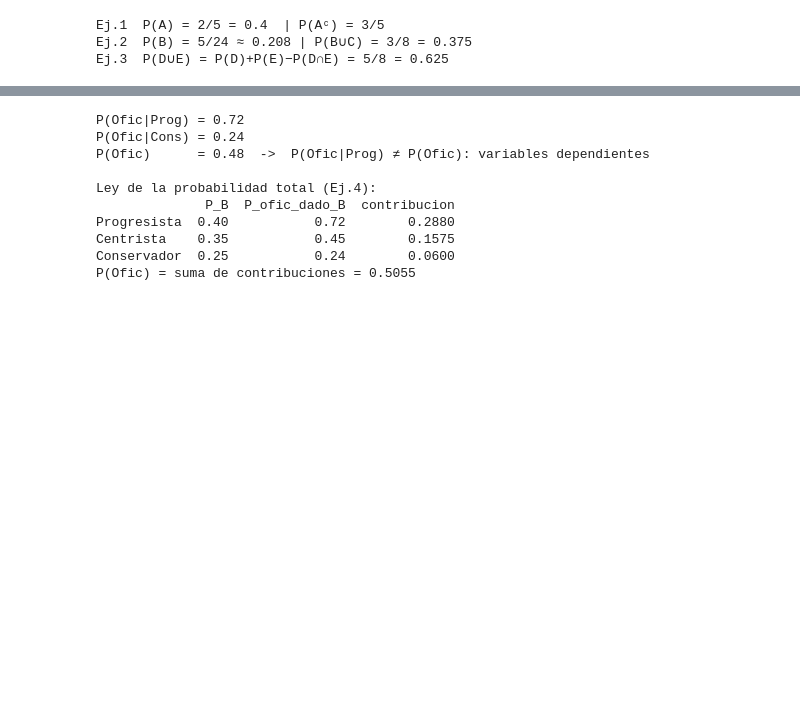
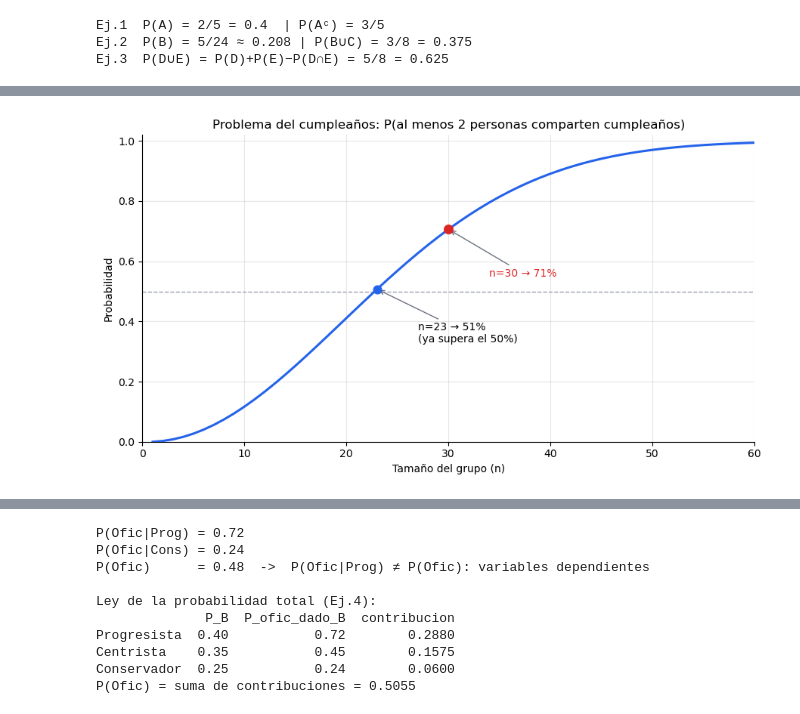
Before and after one commit to charosanchezinda-spec/met4op-2026, a Jupyter notebook: ESTADISTICA/1.Probabilidad/1.clase.ipynb, the cells around one changed output, grey strips where cells are left out. Drawn from its saved outputs; the diff is of its cells as text; code cells hidden in the pictures; blank space fills up the shorter version.

```diff
--- a/ESTADISTICA/1.Probabilidad/1.clase.ipynb
+++ b/ESTADISTICA/1.Probabilidad/1.clase.ipynb
@@ -545,2 +652,43 @@ Ej.3  P(D∪E) = P(D)+P(E)−P(D∩E) = 5/8 = 0.625
+# %%
+import numpy as np
+import matplotlib.pyplot as plt
+
+# Curva: P(al menos 2 comparten) para grupos de 1 a 60 personas.
+def prob_al_menos_dos(n, dias=365):
+    k = np.arange(n)
+    return 1 - np.prod((dias - k) / dias)   # 1 - P(todos distintos)
+
+ns = np.arange(1, 61)
+p  = np.array([prob_al_menos_dos(n) for n in ns])
+
+fig, ax = plt.subplots(figsize=(9, 5))
+ax.plot(ns, p, color="#2563eb", lw=2.2, zorder=3)          # una sola serie -> un solo color
+ax.axhline(0.5, color="#9ca3af", lw=1, ls="--", zorder=1)  # referencia del 50%
+
+# Punto clave 1: n=23, primer grupo donde la probabilidad supera el 50%
+p23 = prob_al_menos_dos(23)
+ax.scatter(23, p23, color="#2563eb", s=60, zorder=4)
+ax.annotate(f"n=23 → {p23*100:.0f}%\n(ya supera el 50%)",
+            xy=(23, p23), xytext=(27, 0.33),
+            arrowprops=dict(arrowstyle="->", color="#6b7280"), fontsize=10)
+
+# Punto clave 2: n=30, el de la diapositiva (≈ 70%)
+p30 = prob_al_menos_dos(30)
+ax.scatter(30, p30, color="#dc2626", s=70, zorder=5)
+ax.annotate(f"n=30 → {p30*100:.0f}%",
+            xy=(30, p30), xytext=(34, 0.55),
+            arrowprops=dict(arrowstyle="->", color="#6b7280"),
+            fontsize=10, color="#dc2626")
+
+ax.set_title("Problema del cumpleaños: P(al menos 2 personas comparten cumpleaños)")
+ax.set_xlabel("Tamaño del grupo (n)")
+ax.set_ylabel("Probabilidad")
+ax.set_xlim(0, 60); ax.set_ylim(0, 1.02)
+ax.grid(alpha=0.3)                                          # grilla recesiva
+ax.spines[["top", "right"]].set_visible(False)
+plt.tight_layout()
+plt.show()
+# %% [output]
+[figure, added]
 # %% [markdown]
 ### Probabilidad Condicional
```
Also changed, not shown: parts of 24 cells of this notebook, 7 other files.
